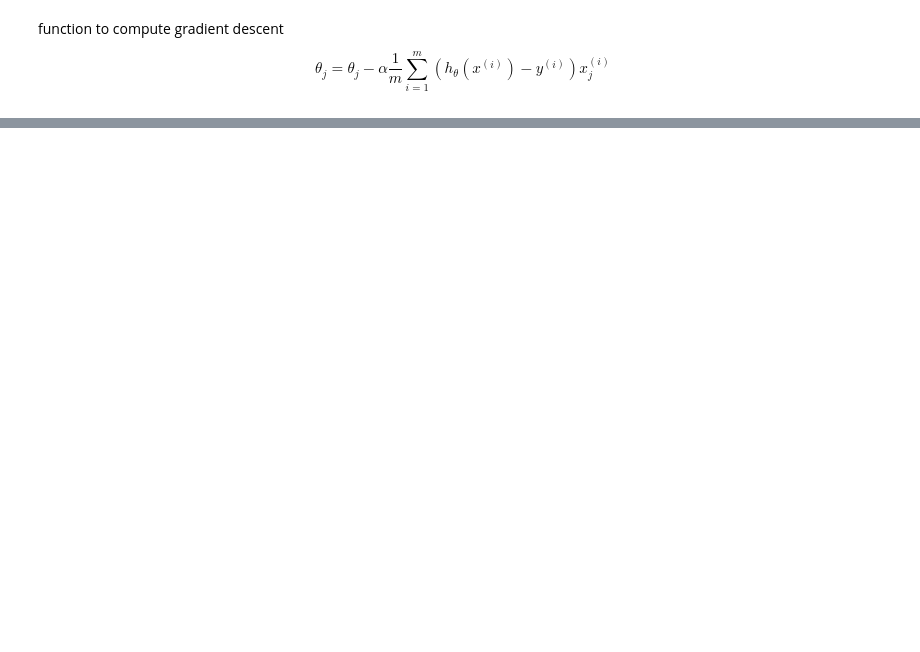
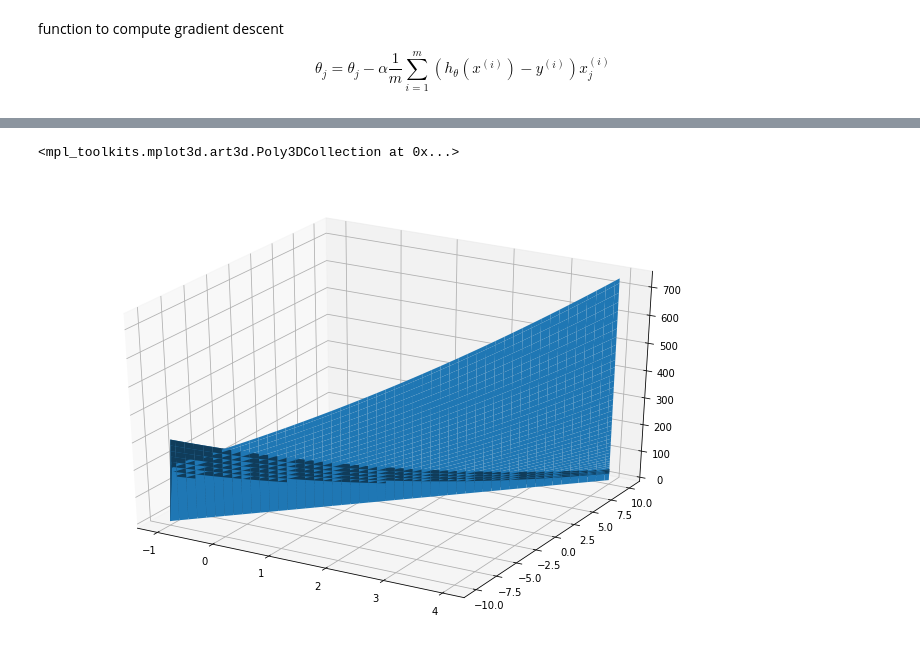
Before and after one commit to grkashyap/andrewng-machinelearning, a Jupyter notebook: machine-learning-ex1/ex1/Linear Regression using Python.ipynb, the cells around one changed output, grey strips where cells are left out. Drawn from its saved outputs; the diff is of its cells as text; code cells hidden in the pictures; blank space fills up the shorter version.

```diff
--- a/machine-learning-ex1/ex1/Linear Regression using Python.ipynb
+++ b/machine-learning-ex1/ex1/Linear Regression using Python.ipynb
@@ -98,0 +126,12 @@ predict1*10000
+# %%
+theta0_vals = np.linspace(-10, 10, 100)
+theta1_vals = np.linspace(-1, 4, 100)
+
+J_vals = np.zeros((len(theta0_vals),len(theta1_vals)))
+
+for i in range(1,len(theta0_vals)):
+    for j in range(1,len(theta1_vals)):
+        t = [theta0_vals[i],theta1_vals[j]]
+        J_vals[i,j] = computeCost(X,y,t)
+
+#J_vals = J_vals.T
@@ -98,0 +140,13 @@ predict1*10000
+# %%
+#theta0_vals = np.linspace(-10, 10, 10000)
+#theta1_vals = np.linspace(-1, 4, 10000)
+theta0_vals = theta0_vals.reshape(100,1)
+theta1_vals = theta1_vals.reshape(100,1)
+# %%
+from mpl_toolkits.mplot3d import Axes3D
+fig = plt.figure(figsize=(12,8))
+ax = fig.add_subplot(111, projection='3d')
+ax.plot_surface(theta1_vals,theta0_vals,J_vals)
+# %% [output]
+<mpl_toolkits.mplot3d.art3d.Poly3DCollection at 0x...>
+[figure, added]
```
Also changed, not shown: parts of 13 cells of this notebook.
